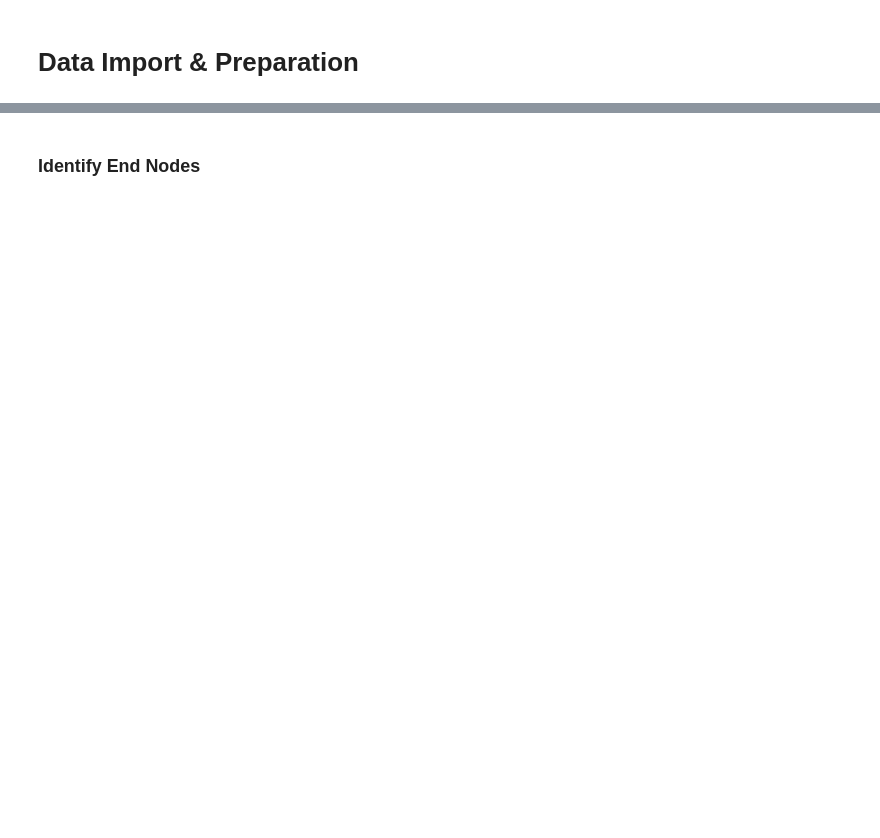
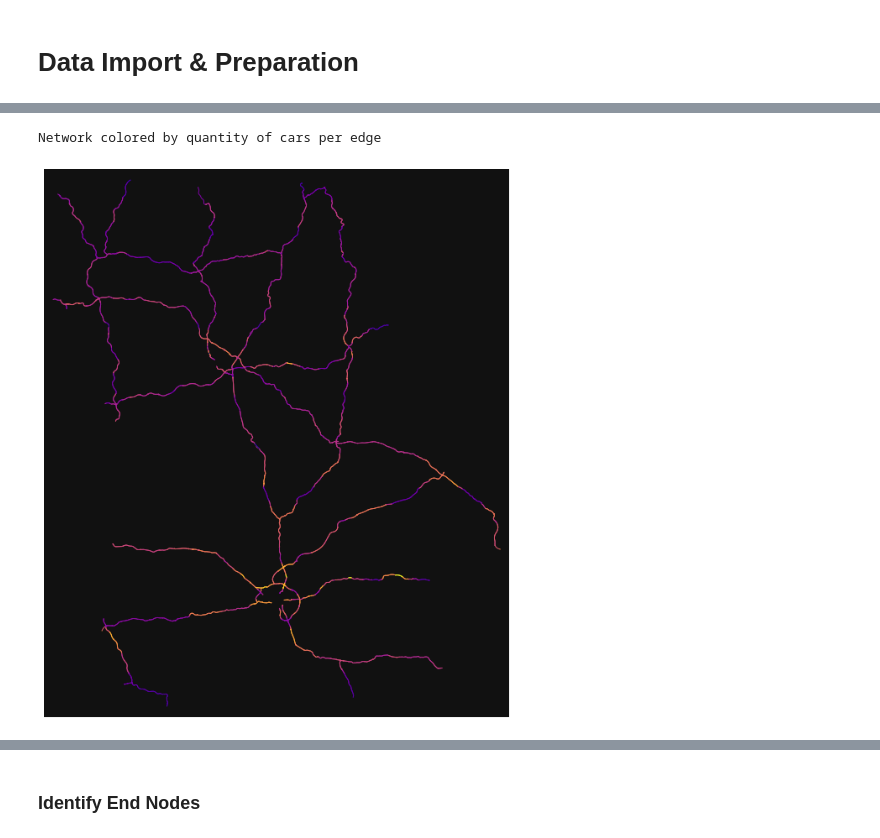
Before and after one commit to jpkunkler/motorway-speedlimit-research, a Jupyter notebook: Untitled.ipynb, the cells around one changed output, grey strips where cells are left out. Drawn from its saved outputs; the diff is of its cells as text; code cells hidden in the pictures; blank space fills up the shorter version.

```diff
--- a/Untitled.ipynb
+++ b/Untitled.ipynb
@@ -203,4 +263,8 @@ fig, ax = ox.plot_graph(G, node_color=nc, edge_linewidth=0.3, figsize=(12,12))
 # %%
-# # get node colors by linearly mapping an attribute's values to a colormap
-# ec = ox.plot.get_edge_colors_by_attr(G, attr='quantity_cars', cmap='plasma', na_color="black")
-# fig, ax = ox.plot_graph(G, edge_color=ec, edge_linewidth=2, node_size=0, figsize=(12,12))
+print("Network colored by quantity of cars per edge")
+ec = ox.plot.get_edge_colors_by_attr(G, attr='quantity_cars', cmap='plasma', na_color="red", equal_size=True)
+fig, ax = ox.plot_graph(G, edge_color=ec, edge_linewidth=1, node_size=0, figsize=(12,12))
+#fig.savefig("test.png", dpi=1000)
+# %% [output]
+Network colored by quantity of cars per edge
+[figure, added]
```
Also changed, not shown: parts of 130 cells of this notebook, 3 other files.
